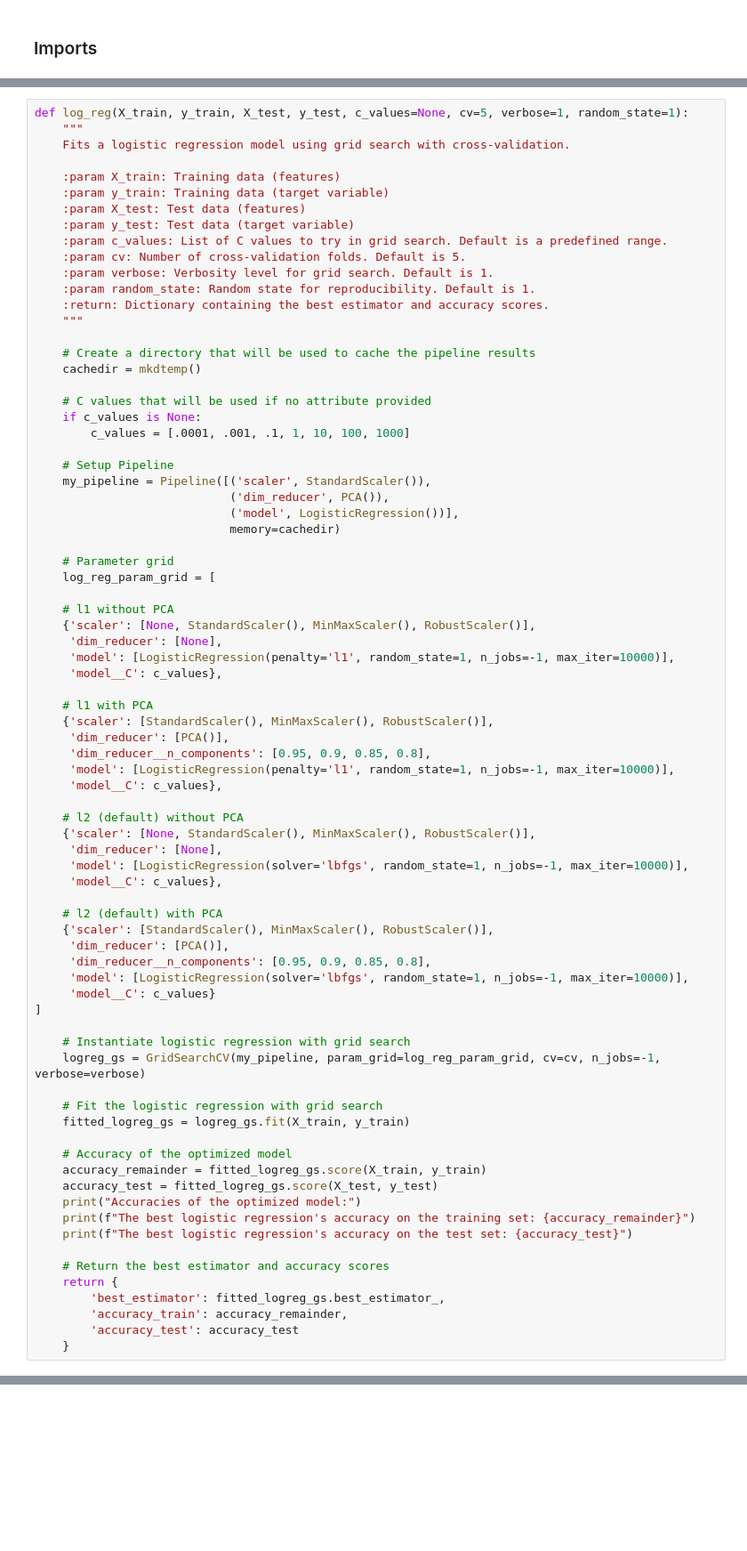
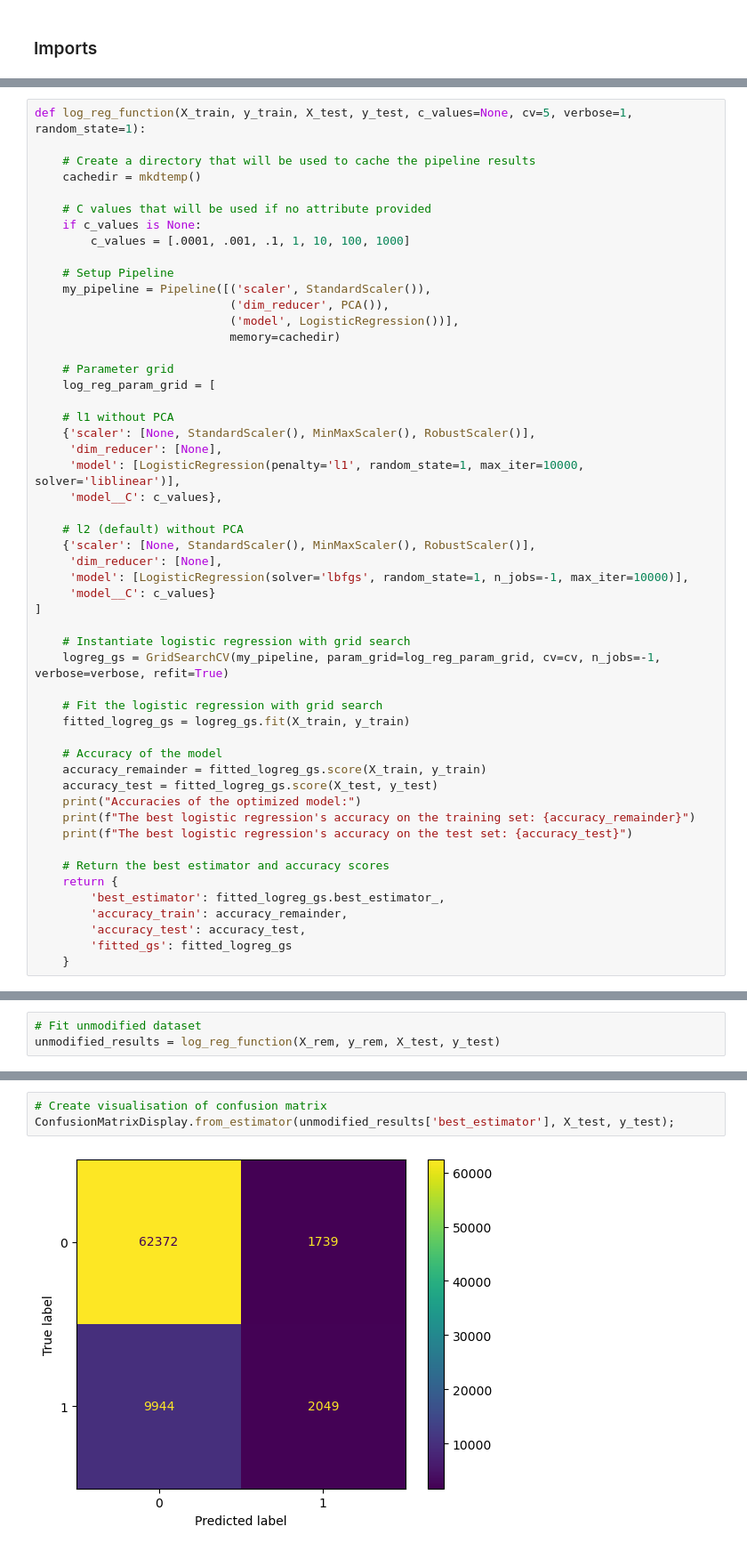
Before and after one commit to diego2017/capstone_disease_predictor, a Jupyter notebook: notebooks/04-log-reg-models.ipynb, the cells around one changed output, grey strips where cells are left out. Shown at 89% size. Cells and saved outputs as stored; diff of their text form; blank space fills up the shorter version.

```diff
--- a/notebooks/04-log-reg-models.ipynb
+++ b/notebooks/04-log-reg-models.ipynb
@@ -70,18 +74,5 @@ y_test = joblib.load("../data/Preprocessed_data/y_test.pkl") #unmodified dataset
 # %%
-def log_reg(X_train, y_train, X_test, y_test, c_values=None, cv=5, verbose=1, random_state=1):
-    """
-    Fits a logistic regression model using grid search with cross-validation.
-
-    :param X_train: Training data (features)
-    :param y_train: Training data (target variable)
-    :param X_test: Test data (features)
-    :param y_test: Test data (target variable)
-    :param c_values: List of C values to try in grid search. Default is a predefined range.
-    :param cv: Number of cross-validation folds. Default is 5.
-    :param verbose: Verbosity level for grid search. Default is 1.
-    :param random_state: Random state for reproducibility. Default is 1.
-    :return: Dictionary containing the best estimator and accuracy scores.
-    """
+def log_reg_function(X_train, y_train, X_test, y_test, c_values=None, cv=5, verbose=1, random_state=1):
 
     # Create a directory that will be used to cache the pipeline results
     cachedir = mkdtemp()
@@ -102,37 +93,23 @@ def log_reg(X_train, y_train, X_test, y_test, c_values=None, cv=5, verbose=1, ra
     # l1 without PCA
     {'scaler': [None, StandardScaler(), MinMaxScaler(), RobustScaler()],
      'dim_reducer': [None],
-     'model': [LogisticRegression(penalty='l1', random_state=1, n_jobs=-1, max_iter=10000)],
-     'model__C': c_values},
-
-    # l1 with PCA
-    {'scaler': [StandardScaler(), MinMaxScaler(), RobustScaler()],
-     'dim_reducer': [PCA()],
-     'dim_reducer__n_components': [0.95, 0.9, 0.85, 0.8],
-     'model': [LogisticRegression(penalty='l1', random_state=1, n_jobs=-1, max_iter=10000)],
+     'model': [LogisticRegression(penalty='l1', random_state=1, max_iter=10000, solver='liblinear')],
      'model__C': c_values},
 
     # l2 (default) without PCA
     {'scaler': [None, StandardScaler(), MinMaxScaler(), RobustScaler()],
      'dim_reducer': [None],
      'model': [LogisticRegression(solver='lbfgs', random_state=1, n_jobs=-1, max_iter=10000)],
-     'model__C': c_values},
-
-    # l2 (default) with PCA
-    {'scaler': [StandardScaler(), MinMaxScaler(), RobustScaler()],
-     'dim_reducer': [PCA()],
-     'dim_reducer__n_components': [0.95, 0.9, 0.85, 0.8],
-     'model': [LogisticRegression(solver='lbfgs', random_state=1, n_jobs=-1, max_iter=10000)],
      'model__C': c_values}
 ]
 
     # Instantiate logistic regression with grid search
-    logreg_gs = GridSearchCV(my_pipeline, param_grid=log_reg_param_grid, cv=cv, n_jobs=-1, verbose=verbose)
+    logreg_gs = GridSearchCV(my_pipeline, param_grid=log_reg_param_grid, cv=cv, n_jobs=-1, verbose=verbose, refit=True)
 
     # Fit the logistic regression with grid search
     fitted_logreg_gs = logreg_gs.fit(X_train, y_train)
 
-    # Accuracy of the optimized model
+    # Accuracy of the model
     accuracy_remainder = fitted_logreg_gs.score(X_train, y_train)
     accuracy_test = fitted_logreg_gs.score(X_test, y_test)
     print("Accuracies of the optimized model:")
@@ -143,5 +120,6 @@ def log_reg(X_train, y_train, X_test, y_test, c_values=None, cv=5, verbose=1, ra
     return {
         'best_estimator': fitted_logreg_gs.best_estimator_,
         'accuracy_train': accuracy_remainder,
-        'accuracy_test': accuracy_test
+        'accuracy_test': accuracy_test,
+        'fitted_gs': fitted_logreg_gs
     }
@@ -150,0 +128,3 @@ def log_reg(X_train, y_train, X_test, y_test, c_values=None, cv=5, verbose=1, ra
+# %%
+# Fit unmodified dataset
+unmodified_results = log_reg_function(X_rem, y_rem, X_test, y_test)
@@ -150,0 +248,5 @@ def log_reg(X_train, y_train, X_test, y_test, c_values=None, cv=5, verbose=1, ra
+# %%
+# Create visualisation of confusion matrix
+ConfusionMatrixDisplay.from_estimator(unmodified_results['best_estimator'], X_test, y_test);
+# %% [output]
+[figure, added]
```
Also changed, not shown: parts of 27 cells of this notebook, 1 other file.
